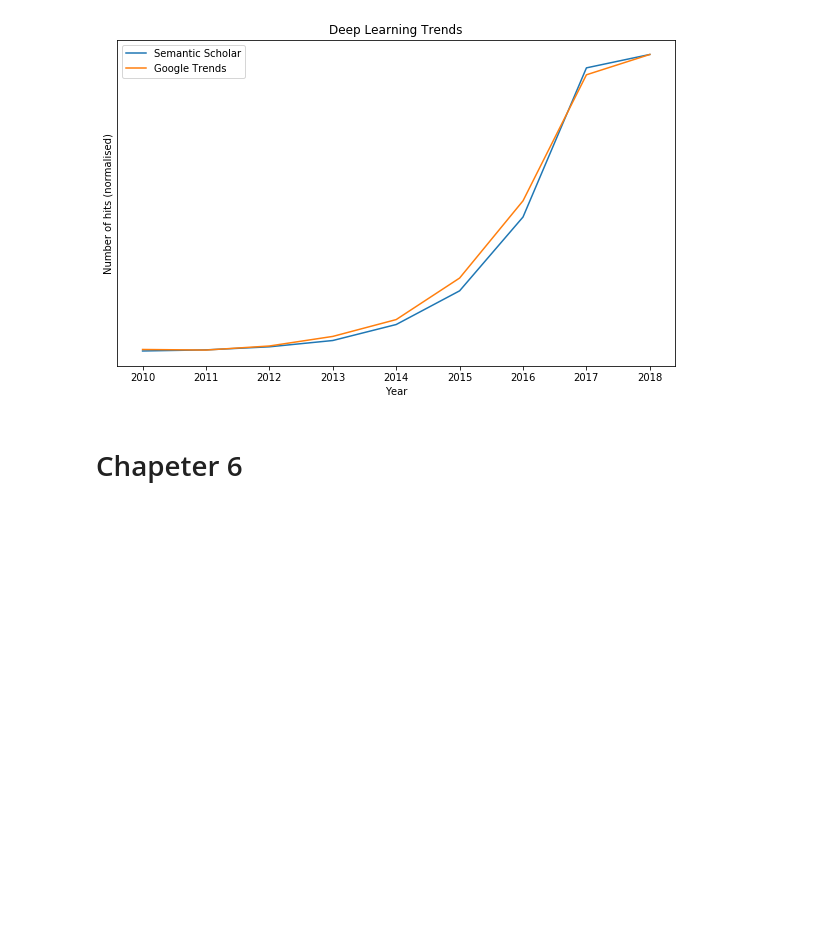
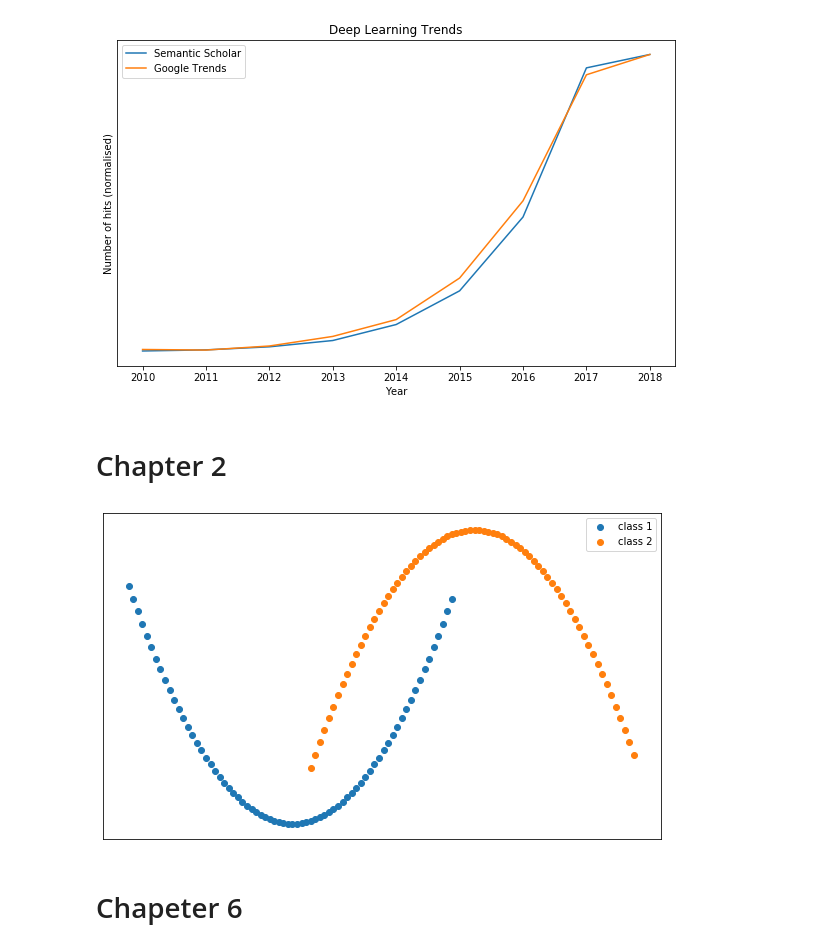
Before and after one commit to jandremarais/TabularLearner, a Jupyter notebook: code/figures.ipynb, the cells around one changed output. Cells and saved outputs as stored; diff of their text form; code cells hidden in the pictures; blank space fills up the shorter version.

```diff
--- a/code/figures.ipynb
+++ b/code/figures.ipynb
@@ -25,3 +25,17 @@ adult = pd.read_csv('../data/adult.csv')
 adult_sample = adult.loc[:5,['age','occupation', 'education', 'race', 'sex', '>=50k']]
 # %%
 adult_sample.to_csv('../data/adult_sample.csv', index=None)
+# %% [markdown]
+# Chapter 2
+# %%
+def f1(x):
+    return x**2
+
+def f2(x):
+    return -x**2 + 40*x
+# %%
+x11 = np.arange(-18,18,0.5)
+x12 = f1(x11)
+
+x21 = np.arange(2,38,0.5)
+x22 = f2(x21)
@@ -28,3 +46,13 @@ adult_sample.to_csv('../data/adult_sample.csv', index=None)
+# %%
+fig, ax = plt.subplots(figsize=(10,6))
+ax.scatter(x11, x12, label='class 1')
+ax.scatter(x21, x22, label='class 2')
+ax.axes.get_xaxis().set_visible(False)
+ax.axes.get_yaxis().set_visible(False)
+ax.legend()
+plt.savefig('../writing/figures/simple_dataset.pdf')
+# %% [output]
+[figure, added]
 # %% [markdown]
 # Chapeter 6
 # %% [markdown]
```
Also changed, not shown: parts of 2 cells of this notebook, 5 other files.
